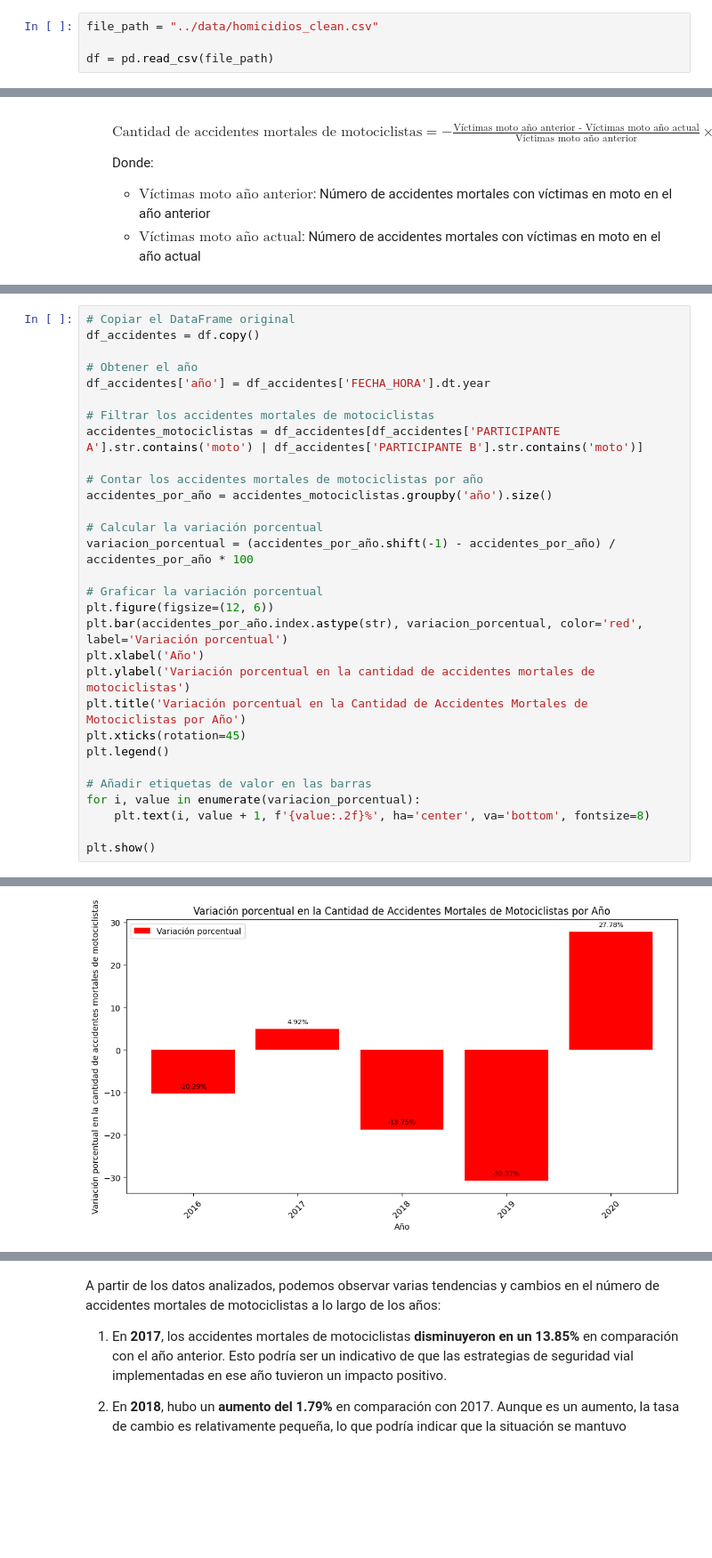
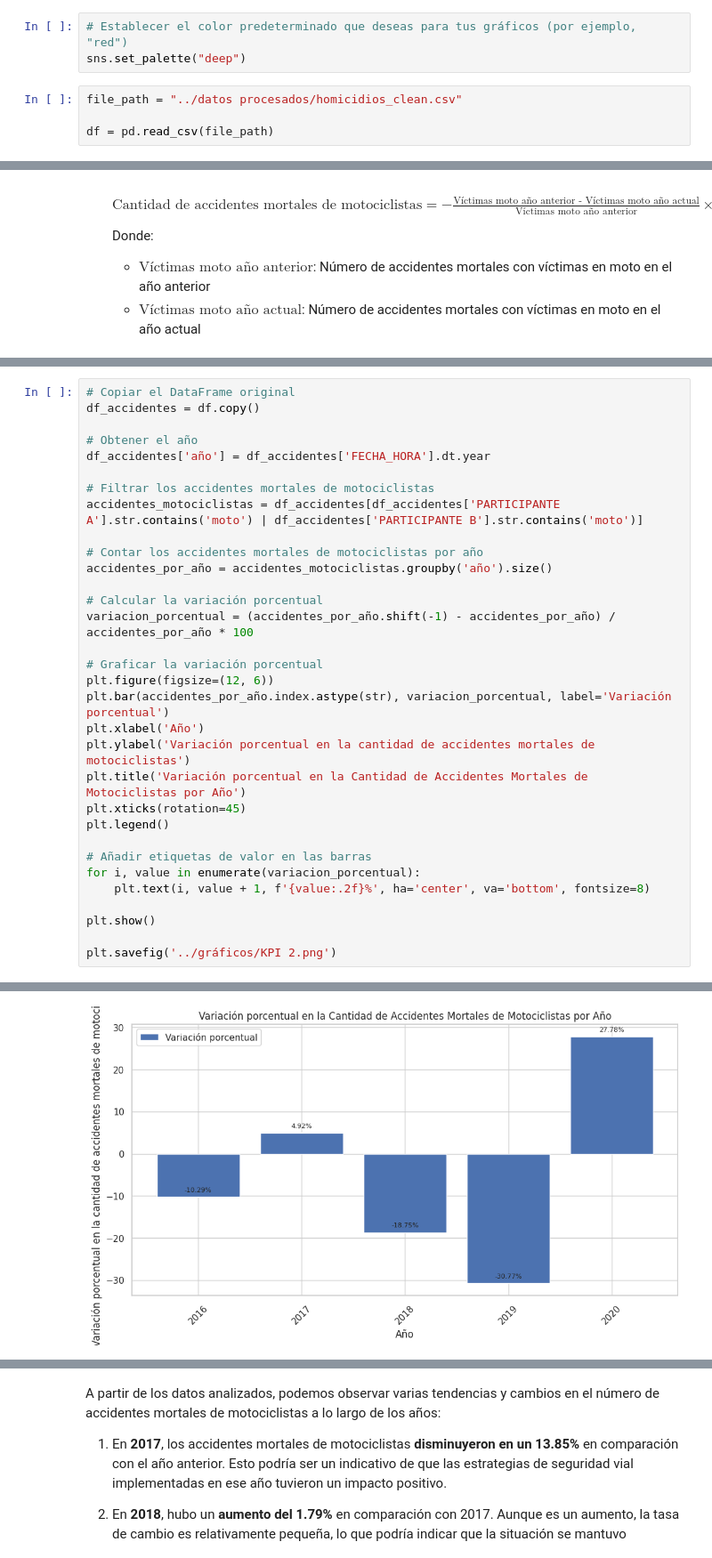
Before and after one commit to Mauro-coder555/Road-safety-system, a Jupyter notebook: EDA/EDA.ipynb, the cells around one changed output, grey strips where cells are left out. Shown at 89% size. Drawn from its saved outputs; the diff is of its cells as text; blank space fills up the shorter version.

```diff
--- a/EDA/EDA.ipynb
+++ b/EDA/EDA.ipynb
@@ -6,7 +4,10 @@ import matplotlib
 import matplotlib.pyplot as plt
 import seaborn as sns
+# %%
+# Establecer el color predeterminado que deseas para tus gráficos (por ejemplo, "red")
+sns.set_palette("deep")
 # %%
-file_path = "../data/homicidios_clean.csv"
+file_path = "../datos procesados/homicidios_clean.csv"
 
 df = pd.read_csv(file_path)
 # %%
@@ -493,32 +584,34 @@ See the caveats in the documentation: https://pandas.pydata.org/pandas-docs/stab
 df_accidentes = df.copy()
 
 # Obtener el año
 df_accidentes['año'] = df_accidentes['FECHA_HORA'].dt.year
 
 # Filtrar los accidentes mortales de motociclistas
 accidentes_motociclistas = df_accidentes[df_accidentes['PARTICIPANTE A'].str.contains('moto') | df_accidentes['PARTICIPANTE B'].str.contains('moto')]
 
 # Contar los accidentes mortales de motociclistas por año
 accidentes_por_año = accidentes_motociclistas.groupby('año').size()
 
 # Calcular la variación porcentual
 variacion_porcentual = (accidentes_por_año.shift(-1) - accidentes_por_año) / accidentes_por_año * 100
 
 # Graficar la variación porcentual
 plt.figure(figsize=(12, 6))
-plt.bar(accidentes_por_año.index.astype(str), variacion_porcentual, color='red', label='Variación porcentual')
+plt.bar(accidentes_por_año.index.astype(str), variacion_porcentual, label='Variación porcentual')
 plt.xlabel('Año')
 plt.ylabel('Variación porcentual en la cantidad de accidentes mortales de motociclistas')
 plt.title('Variación porcentual en la Cantidad de Accidentes Mortales de Motociclistas por Año')
 plt.xticks(rotation=45)
 plt.legend()
 
 # Añadir etiquetas de valor en las barras
 for i, value in enumerate(variacion_porcentual):
     plt.text(i, value + 1, f'{value:.2f}%', ha='center', va='bottom', fontsize=8)
 
 plt.show()
+
+plt.savefig('../gráficos/KPI 2.png')
 # %% [output]
 posx and posy should be finite values
 posx and posy should be finite values
-[figure, old version]
+[figure, new version]
```
Also changed, not shown: parts of 28 cells of this notebook, 34 other files.
